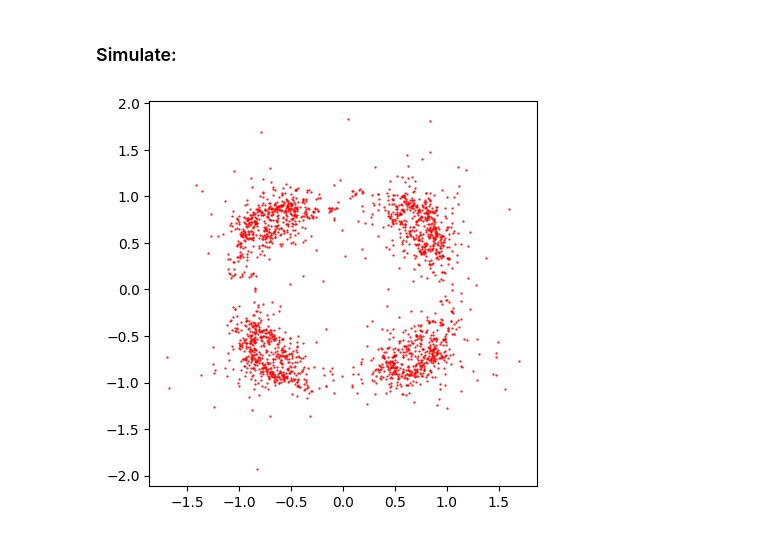
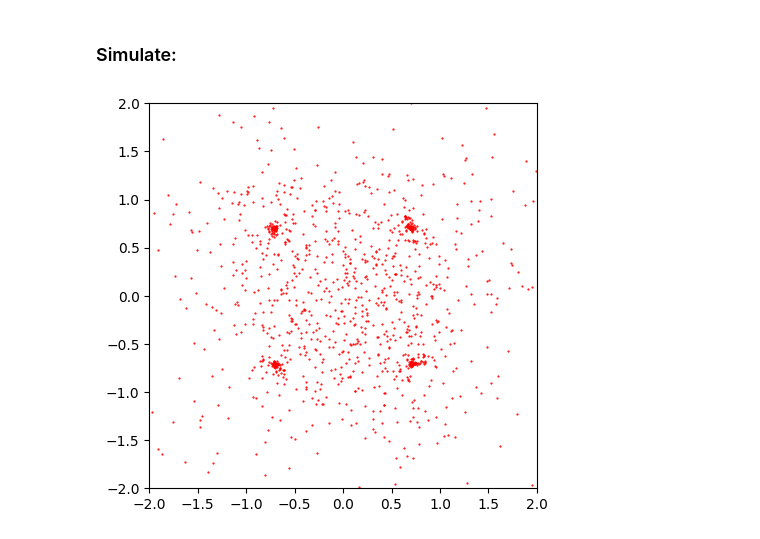
Before and after one commit to JeremyArsenault/cse910, a Jupyter notebook: hw3/hw3.ipynb, the cells around one changed output. Cells and saved outputs as stored; diff of their text form; code cells hidden in the pictures.

```diff
--- a/hw3/hw3.ipynb
+++ b/hw3/hw3.ipynb
@@ -67,16 +67,20 @@ def channel(frame, snr, tap_delays, tap_coef):
 ### Frame Structure and Time Synchronization:
 # %%
 def get_sc_inds():
-    null_sc = np.hstack([np.arange(7), np.arange(7)+57])
+    '''get unused, payload, and pilot subcarrier indices'''
+    null_padding = 5
+    null_sc = np.hstack([np.arange(null_padding), np.arange(null_padding)+64-null_padding])
     payload_sc = 32 + np.array(file_read.payload_sc)
-    pilot_sc = np.array([i for i in range(64) if ((i not in null_sc) and (i not in payload_sc))])
+    pilot_sc = np.array([i for i in range(64) if (0<np.absolute(np.hstack([null_sc,payload_sc])-i).min())])
     return null_sc, payload_sc, pilot_sc
 
 def get_pilot(sc):
+    '''use provided freq_pilot array to retrieve frequencies for pilot indices'''
     p = np.array(file_read.freq_pilot)[sc]
     return p[:,0] + 1j*p[:,1]
 
 def gen_piloted_nums():
+    '''generate a random payload, then add pilot and turn into freqs'''
     null_sc, payload_sc, pilot_sc = get_sc_inds()
 
     symbol = np.zeros(64, dtype=complex)
@@ -108,13 +112,17 @@ def gen80211n_legacy_frame(symbols, mod_ord=4):
 
 #
 def corr_alignment(frame, max_delay=50, debug=False):
+    '''
+    use short preamble to get alignment mod 16
+    use long preamble to get alignment // 16
+    '''
     # helper
     def autocorr(seq, s, l, n):
         corr = 0
         for i in range(n-1):
             for j in range(i+1,n):
                 x1, x2 = seq[s+i*l:s+(i+1)*l], seq[s+j*l:s+(j+1)*l]
-                x1, x2 = x1 / np.absolute(x1).mean(), x2 / np.absolute(x2).mean()
+                x1, x2 = x1 / np.absolute(x1).max(), x2 / np.absolute(x2).max()
                 c = (x1 * x2.conj()).mean().real
                 corr += 2*c/(n*(n-1))
         return corr
@@ -125,24 +133,26 @@ def corr_alignment(frame, max_delay=50, debug=False):
     # long alignment
     l_corrs = [autocorr(frame, 160+sa+i, 64, 2) for i in range(0,max_delay+32,16)]
     la = np.argmax(l_corrs)
-    a = sa
+    a = sa + 16*la
     if debug:
         return a, s_corrs
     else:
         return frame[a:]
 
 
-rel_delay = np.array([0, 6])
+rel_delay = np.array([0, 7])
 tap = [1+.01j, 0.02+0.01j]
+snr = 30
+max_delay = 50
 
 acc = 0
 n = 100
 for _ in range(n):
-    delay = np.random.randint(1,50)
+    delay = np.random.randint(1,max_delay)
     a = gen80211n_legacy_frame([nums_to_symbol(gen_piloted_nums(), 16)])
-    b = channel(a, 20, delay+rel_delay, tap)
+    b = channel(a, snr, delay+rel_delay, tap)
     c, sc = corr_alignment(b, debug=True)
     acc += float(delay==c)/n
 
-print("Time Sync Accuracy: ",acc)
+print(f"SNR: {snr}  Time Sync Accuracy: {acc:.4f}   (n={n})")
 # %% [output]
@@ -216,29 +225,33 @@ plt.show()
 ### Simulate:
 # %%
 payloads = []
-n = 50
+n = 30
+
+# b = 300
 for _ in range(n):
     # randomise simulation parameters
-    paths = np.random.randint(1,4)
-    # delays = np.sort(np.random.randint(1,16,paths))
-    # taps = np.exp(1j*np.random.randn(paths)) * min(delays)/delays
-    snr = 15 + 20*np.random.rand()
+    paths = 1+np.random.randint(3)
+    delays = np.sort(np.random.randint(1,32,paths))
+    taps = np.exp(1j*np.random.randn(paths)) * min(delays**2)/(delays**2)
+    snr = 25 + 20*np.random.rand()
 
     # do simulation
     s = gen_piloted_nums()
     fr = gen80211n_legacy_frame([nums_to_symbol(s, 16)])
     ch = channel(fr, snr, delays, taps)
     s0 = symbol_to_nums(corr_alignment(ch)[80*4:80*5], 16)
     H = channel_estimate(s0)
     p = recover_payload(equalize(s0,H))
 
     payloads.append(p)
 payloads = np.hstack(payloads)
 
 fig, ax = plt.subplots(figsize=(5,5))
 
 ax.scatter(payloads.real, payloads.imag, color='red', s=0.3)
+ax.set_xlim([-2,2])
+ax.set_ylim([-2,2])
 
 plt.show()
 # %% [output]
-[figure, old version]
+[figure, new version]
```
Also changed, not shown: parts of 3 cells of this notebook.
